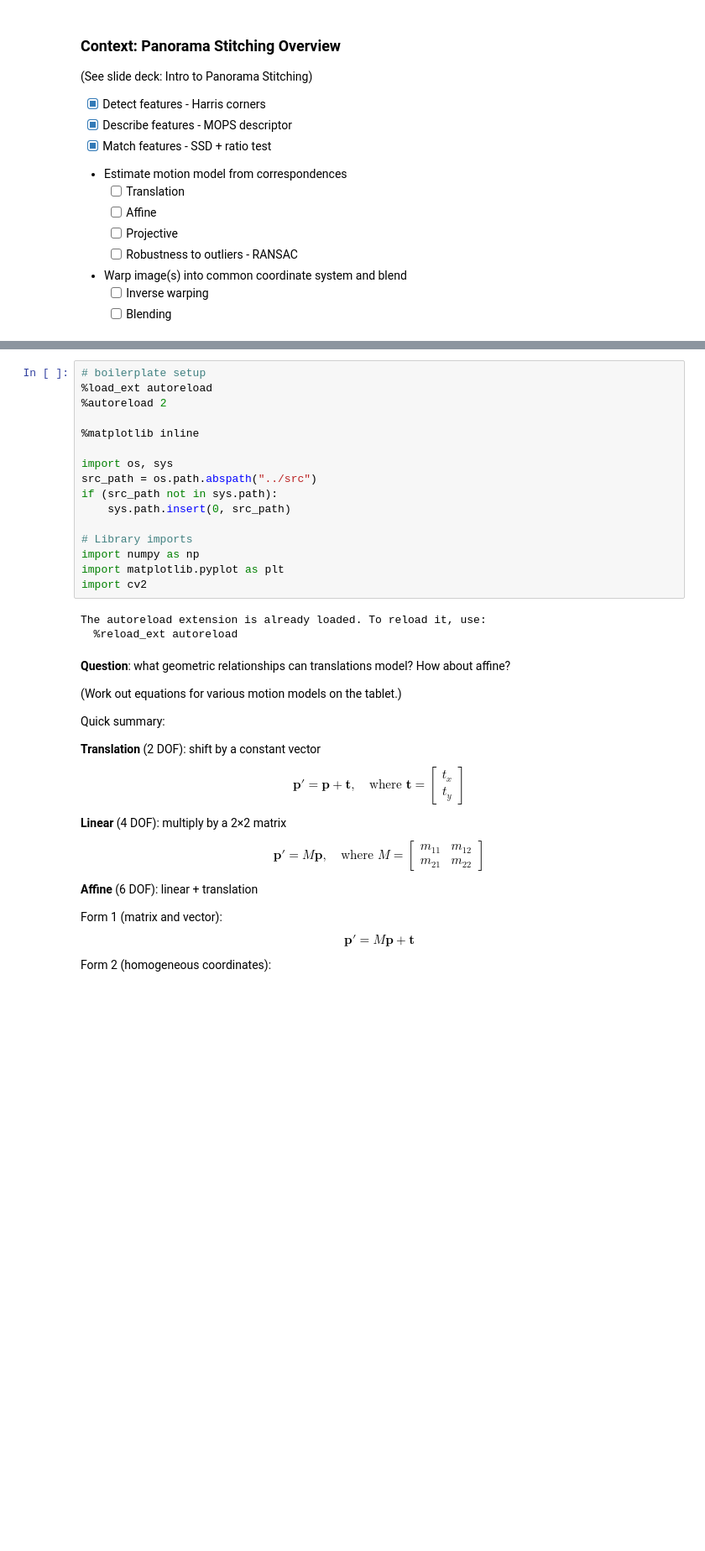
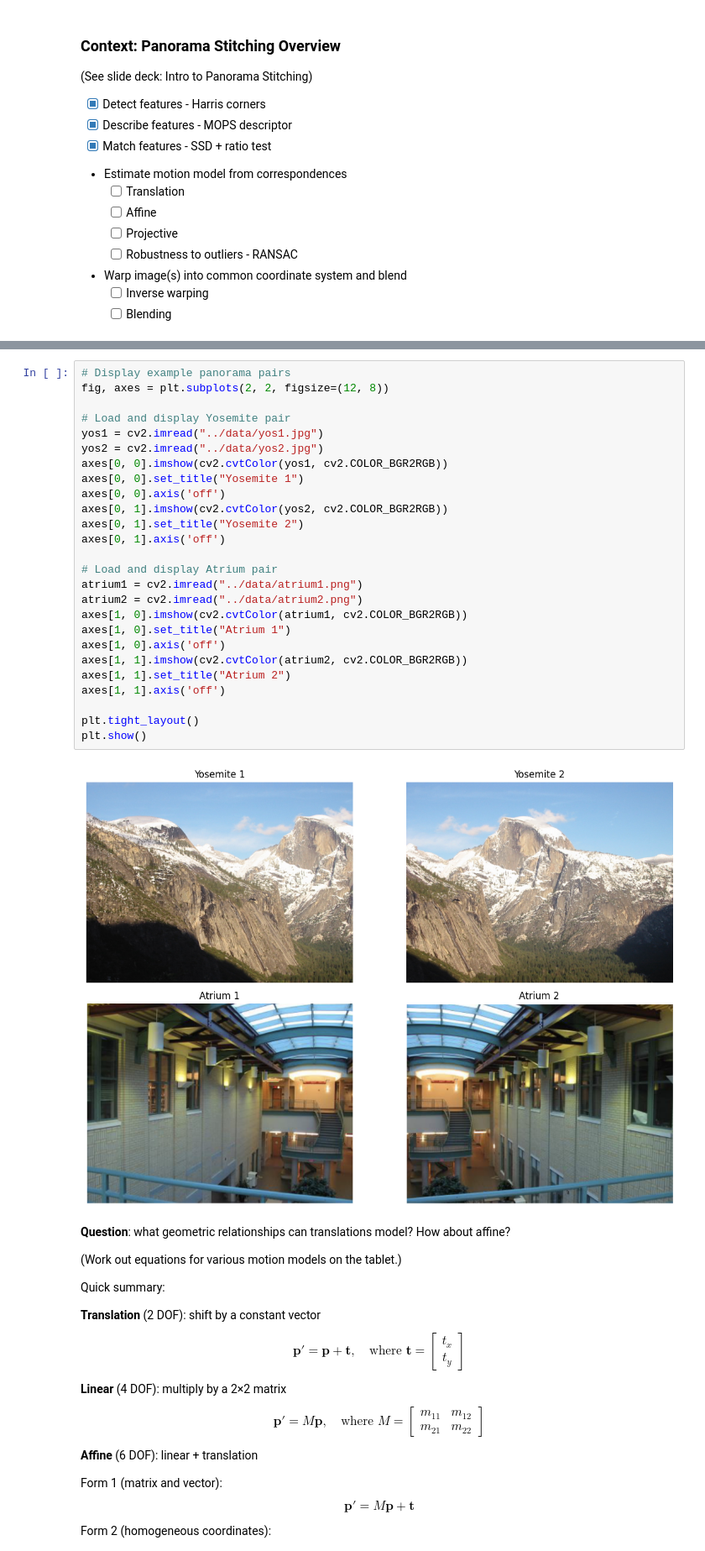
Before and after one commit to rhit-csse461/csse461-public-202620, a Jupyter notebook: notebooks/day13_transformations.ipynb, the cells around one changed output, grey strips where cells are left out. Shown at 84% size. Cells and saved outputs as stored; diff of their text form; blank space fills up the shorter version.

```diff
--- a/notebooks/day13_transformations.ipynb
+++ b/notebooks/day13_transformations.ipynb
@@ -40,25 +42,34 @@ Next time:
 **Question:** What sort of model can describe the pixel correspondances between the left and right images?
 
 $$ \mathbf{p}_{L} = f_{\mathrm{model}}(\mathbf{p}_R) $$
-# %%
-# boilerplate setup
-%load_ext autoreload
-%autoreload 2
-
-%matplotlib inline
-
-import os, sys
-src_path = os.path.abspath("../src")
-if (src_path not in sys.path):
-    sys.path.insert(0, src_path)
-
-# Library imports
-import numpy as np
-import matplotlib.pyplot as plt
-import cv2
-# %% [output]
-The autoreload extension is already loaded. To reload it, use:
-  %reload_ext autoreload
+# %%
+# Display example panorama pairs
+fig, axes = plt.subplots(2, 2, figsize=(12, 8))
+
+# Load and display Yosemite pair
+yos1 = cv2.imread("../data/yos1.jpg")
+yos2 = cv2.imread("../data/yos2.jpg")
+axes[0, 0].imshow(cv2.cvtColor(yos1, cv2.COLOR_BGR2RGB))
+axes[0, 0].set_title("Yosemite 1")
+axes[0, 0].axis('off')
+axes[0, 1].imshow(cv2.cvtColor(yos2, cv2.COLOR_BGR2RGB))
+axes[0, 1].set_title("Yosemite 2")
+axes[0, 1].axis('off')
+
+# Load and display Atrium pair
+atrium1 = cv2.imread("../data/atrium1.png")
+atrium2 = cv2.imread("../data/atrium2.png")
+axes[1, 0].imshow(cv2.cvtColor(atrium1, cv2.COLOR_BGR2RGB))
+axes[1, 0].set_title("Atrium 1")
+axes[1, 0].axis('off')
+axes[1, 1].imshow(cv2.cvtColor(atrium2, cv2.COLOR_BGR2RGB))
+axes[1, 1].set_title("Atrium 2")
+axes[1, 1].axis('off')
+
+plt.tight_layout()
+plt.show()
+# %% [output]
+[figure, added]
 # %% [markdown]
 **Question**: what geometric relationships can translations model? How about affine?
 
```
Also changed, not shown: parts of 2 cells of this notebook.
